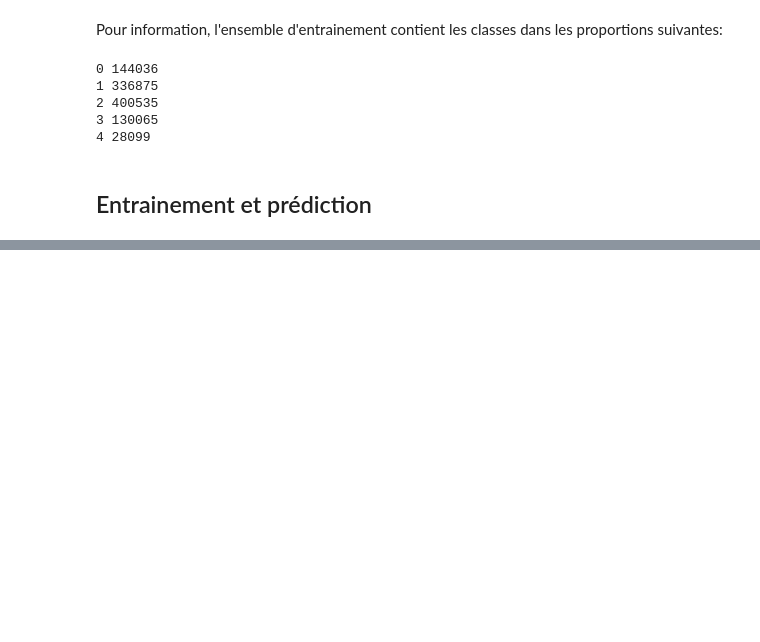
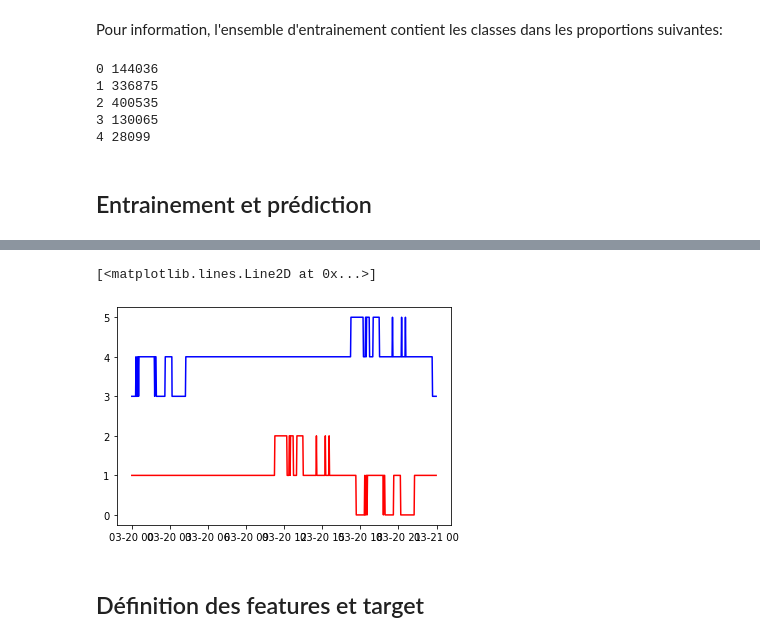
Before and after one commit to OFloyd/formation_greta, a Jupyter notebook: projet/machine_learning_v1.ipynb, the cells around one changed output, grey strips where cells are left out. Cells and saved outputs as stored; diff of their text form; code cells hidden in the pictures; blank space fills up the shorter version.

```diff
--- a/projet/machine_learning_v1.ipynb
+++ b/projet/machine_learning_v1.ipynb
@@ -212,0 +248,10 @@ array([0.37370562, 0.51723294, 0.10906145])
+# %%
+ind=(df4.station_id == df4.loc[0,'station_id'])
+
+plt.plot(df4[ind].time, df4[ind].occupation_class, color='r')
+plt.plot(df4[ind].time, df4[ind].old_occupation_class+3, color='b')
+# %% [output]
+[<matplotlib.lines.Line2D at 0x...>]
+[figure, added]
+# %% [markdown]
+## Définition des features et target
```
Also changed, not shown: parts of 24 cells of this notebook.
